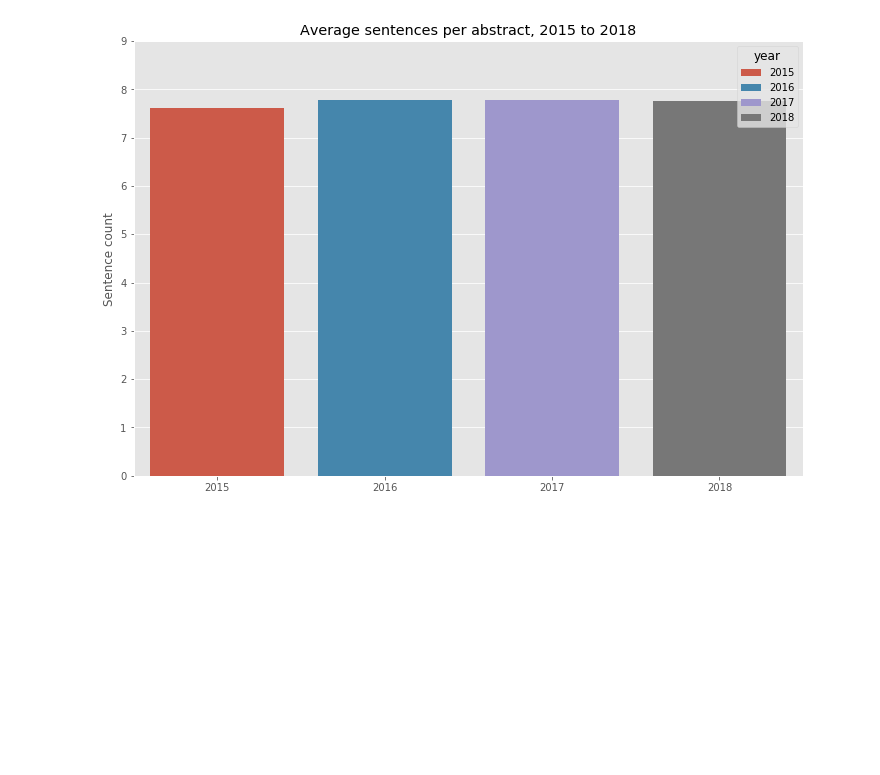
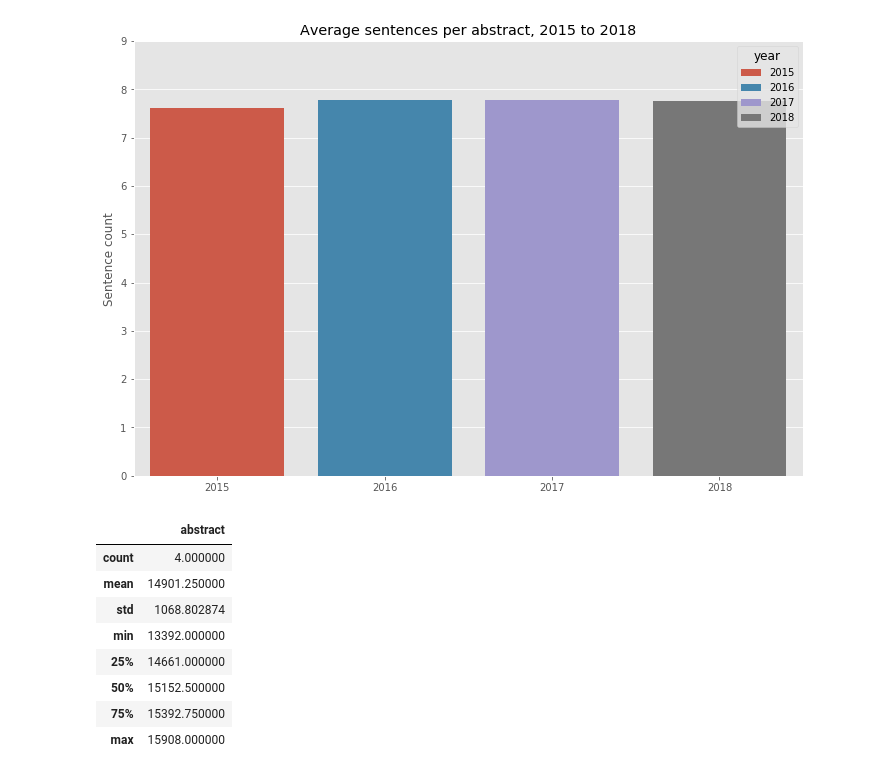
Before and after one commit to OhThatMisty/astro_categories, a Jupyter notebook: notebooks/ArXiv_EDA.ipynb, the cells around one changed output. Drawn from its saved outputs; the diff is of its cells as text; code cells hidden in the pictures; blank space fills up the shorter version.

Commit message:
Added submission counts

```diff
--- a/notebooks/ArXiv_EDA.ipynb
+++ b/notebooks/ArXiv_EDA.ipynb
@@ -294,3 +298,17 @@ _ = plt.title('Average sentences per abstract, 2015 to 2018')
 _ = plt.ylim(0, 9)
 # %% [output]
 [figure]
+# %%
+# This is the real number of how many articles were submitted during the time period.
+submission_counts = df_137k[['abstract', 'year']].groupby('year').count().reset_index()
+submission_counts.describe()
+# %% [output]
+|  | abstract |
+| count | 4.000000 |
+| mean | 14901.250000 |
+| std | 1068.802874 |
+| min | 13392.000000 |
+| 25% | 14661.000000 |
+| 50% | 15152.500000 |
+| 75% | 15392.750000 |
+| max | 15908.000000 |
```
Also changed, not shown: parts of 16 cells of this notebook.
